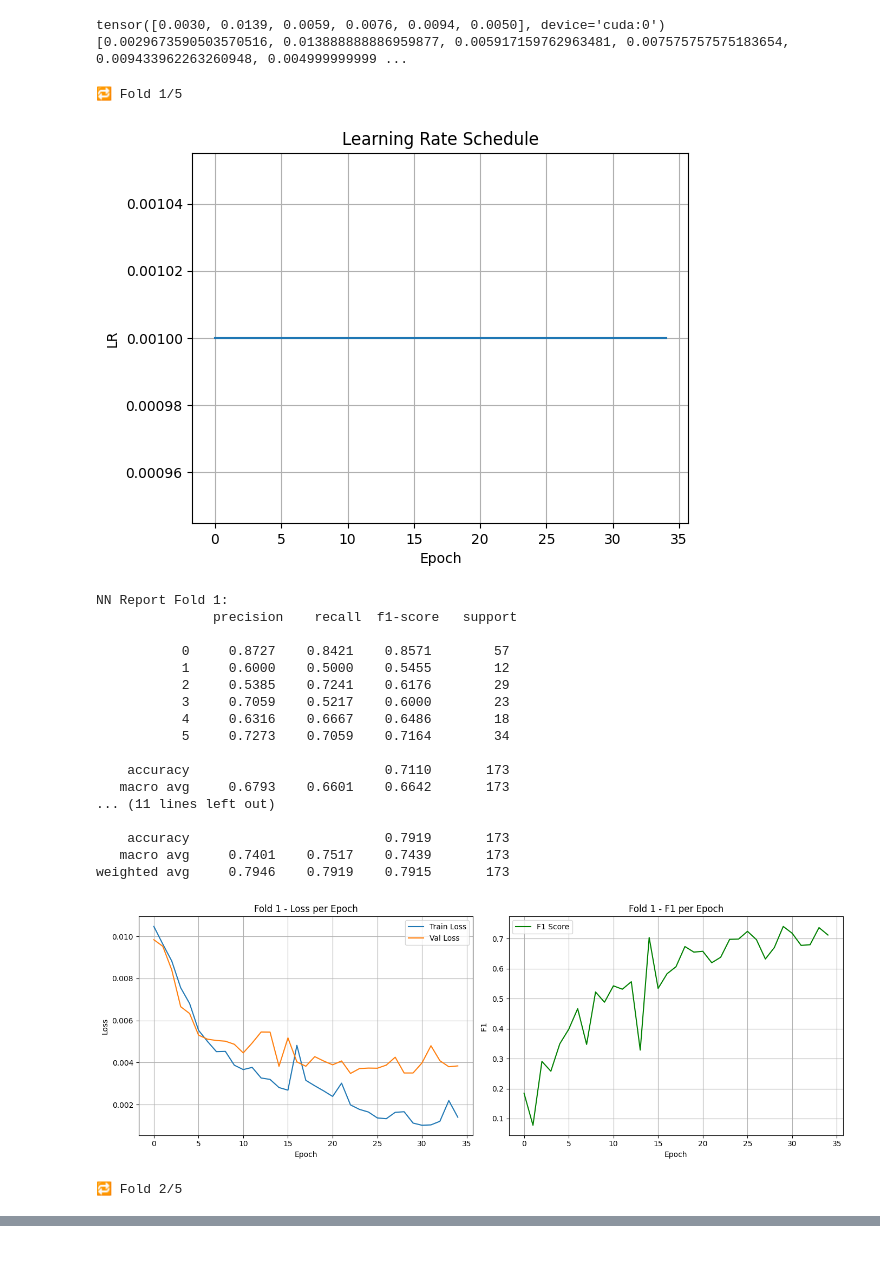
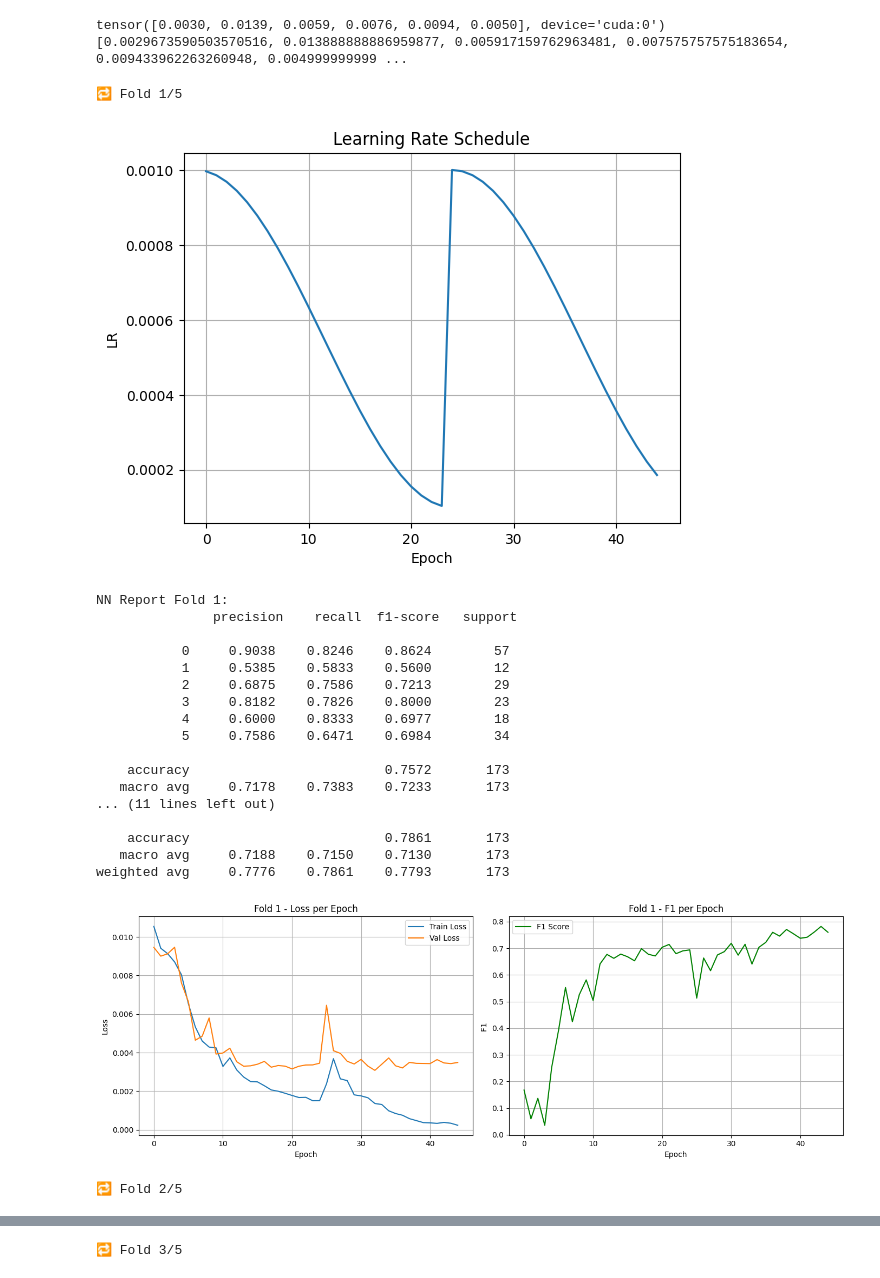
Before and after one commit to neverexz/ecg, a Jupyter notebook: main.ipynb, the cells around one changed output, grey strips where cells are left out. Drawn from its saved outputs; the diff is of its cells as text; code cells hidden in the pictures.

```diff
--- a/main.ipynb
+++ b/main.ipynb
@@ -170,7 +171,7 @@ def extract_frequency_features(data, fs):
 
 
 def heart_rate(data,fs):
-    peaks, _ = find_peaks(data, distance=fs*0.2, height=np.mean(data) + np.std(data))
+    peaks, _ = find_peaks(data, distance=fs*0.01, height=np.mean(data) + np.std(data))
 
     rr_intervals_samples = np.diff(peaks)
     rr_intervals_sec = rr_intervals_samples / fs
@@ -262,5 +263,6 @@ X_scaled_df
 X_scaled_df = X_scaled_df.reset_index(drop=True)
 df_normalized = df_normalized.reset_index(drop=True)
 res_ = pd.concat([X_scaled_df, df_normalized], axis=1)
-res_
+res_['hr'] = res_['hr'].interpolate(method='linear')
+res_.info()
 # %% [output]
@@ -410,7 +416,7 @@ X_train_val_cat, X_test_cat, y_train_val_cat, y_test_cat = train_test_split(
 
 # === Гиперпараметры ===
 n_splits = 5
-num_epochs = 35
+num_epochs = 45
 batch_size = 16
 device = torch.device("cuda" if torch.cuda.is_available() else "cpu")
 
@@ -456,7 +462,7 @@ for fold, (train_idx, val_idx) in enumerate(skf.split(X_train_val_nn, y_train_va
     criterion = FocalLoss(alpha=weights,gamma=1)
     optimizer = torch.optim.AdamW(model.parameters(), lr=1e-3, weight_decay=0.0002)
     scheduler = torch.optim.lr_scheduler.CosineAnnealingWarmRestarts(
-        optimizer, T_0=1, T_mult=1, eta_min=1e-3
+        optimizer, T_0=25, T_mult=1, eta_min=1e-4
     )
 
     # === Для графиков ===
@@ -533,7 +539,7 @@ for fold, (train_idx, val_idx) in enumerate(skf.split(X_train_val_nn, y_train_va
     y_train_np_cat = y_train_val_cat[train_idx]
     y_val_np_cat = y_train_val_cat[val_idx]
 
-    cat_model = CatBoostClassifier(verbose=0, iterations=2000, early_stopping_rounds=50,loss_function = 'MultiClass',eval_metric='MultiClass',random_seed=42,class_weights=weights_cat)
+    cat_model = CatBoostClassifier(verbose=0, iterations=2000, early_stopping_rounds=50,loss_function = 'MultiClass',eval_metric='MultiClass',random_seed=42)
     cat_model.fit(X_train_np_cat, y_train_np_cat, eval_set=(X_val_np_cat, y_val_np_cat))
     cat_probs = cat_model.predict_proba(X_val_np_cat)
     cat_preds = np.argmax(cat_probs, axis=1)
@@ -543,50 +549,50 @@ for fold, (train_idx, val_idx) in enumerate(skf.split(X_train_val_nn, y_train_va
     all_labels.append(y_val_np_nn)
     f1_scores_per_fold_nn.append(val_f1_nn)
     f1_scores_per_fold_cat.append(cat_f1)
     torch.save(model.state_dict(), f"nn_model_fold{fold}.pth")
     cat_model.save_model(f"catboost_model_fold{fold}.cbm")
     print(f"NN Report Fold {fold+1}:\n", classification_report(y_val_np_nn, np.argmax(nn_fold_logits, axis=1), digits=4))
     print(f"CatBoost Report Fold {fold+1}:\n", classification_report(y_val_np_cat, np.argmax(cat_probs, axis=1), digits=4))
     plt.figure(figsize=(14, 5))
 
     plt.subplot(1, 2, 1)  # Два подграфика
     plt.plot(all_train_losses[fold], label='Train Loss')
     plt.plot(all_val_losses[fold], label='Val Loss')
     plt.xlabel("Epoch")
     plt.ylabel("Loss")
     plt.title(f"Fold {fold+1} - Loss per Epoch")
     plt.grid(True)
     plt.legend()
 
     plt.subplot(1, 2, 2)
     plt.plot(all_f1_scores[fold], label='F1 Score', color='green')
     plt.xlabel("Epoch")
     plt.ylabel("F1 ")
     plt.title(f"Fold {fold+1} - F1 per Epoch")
     plt.grid(True)
     plt.legend()
 
     plt.tight_layout()
     plt.show()
 # %% [output]
 🔁 Fold 1/5
-[figure, old version]
+[figure, new version]
 NN Report Fold 1:
                precision    recall  f1-score   support
 
-           0     0.8727    0.8421    0.8571        57
-           1     0.6000    0.5000    0.5455        12
-           2     0.5385    0.7241    0.6176        29
-           3     0.7059    0.5217    0.6000        23
-           4     0.6316    0.6667    0.6486        18
-           5     0.7273    0.7059    0.7164        34
+           0     0.9038    0.8246    0.8624        57
+           1     0.5385    0.5833    0.5600        12
+           2     0.6875    0.7586    0.7213        29
+           3     0.8182    0.7826    0.8000        23
+           4     0.6000    0.8333    0.6977        18
+           5     0.7586    0.6471    0.6984        34
 
-    accuracy                         0.7110       173
-   macro avg     0.6793    0.6601    0.6642       173
+    accuracy                         0.7572       173
+   macro avg     0.7178    0.7383    0.7233       173
 ... (11 lines left out)
 
-    accuracy                         0.7919       173
-   macro avg     0.7401    0.7517    0.7439       173
-weighted avg     0.7946    0.7919    0.7915       173
+    accuracy                         0.7861       173
+   macro avg     0.7188    0.7150    0.7130       173
+weighted avg     0.7776    0.7861    0.7793       173
-[figure, old version]
+[figure, new version]
 🔁 Fold 2/5
@@ -593,0 +618 @@ KeyboardInterrupt:
+🔁 Fold 3/5
```
Also changed, not shown: parts of 8 cells of this notebook.
